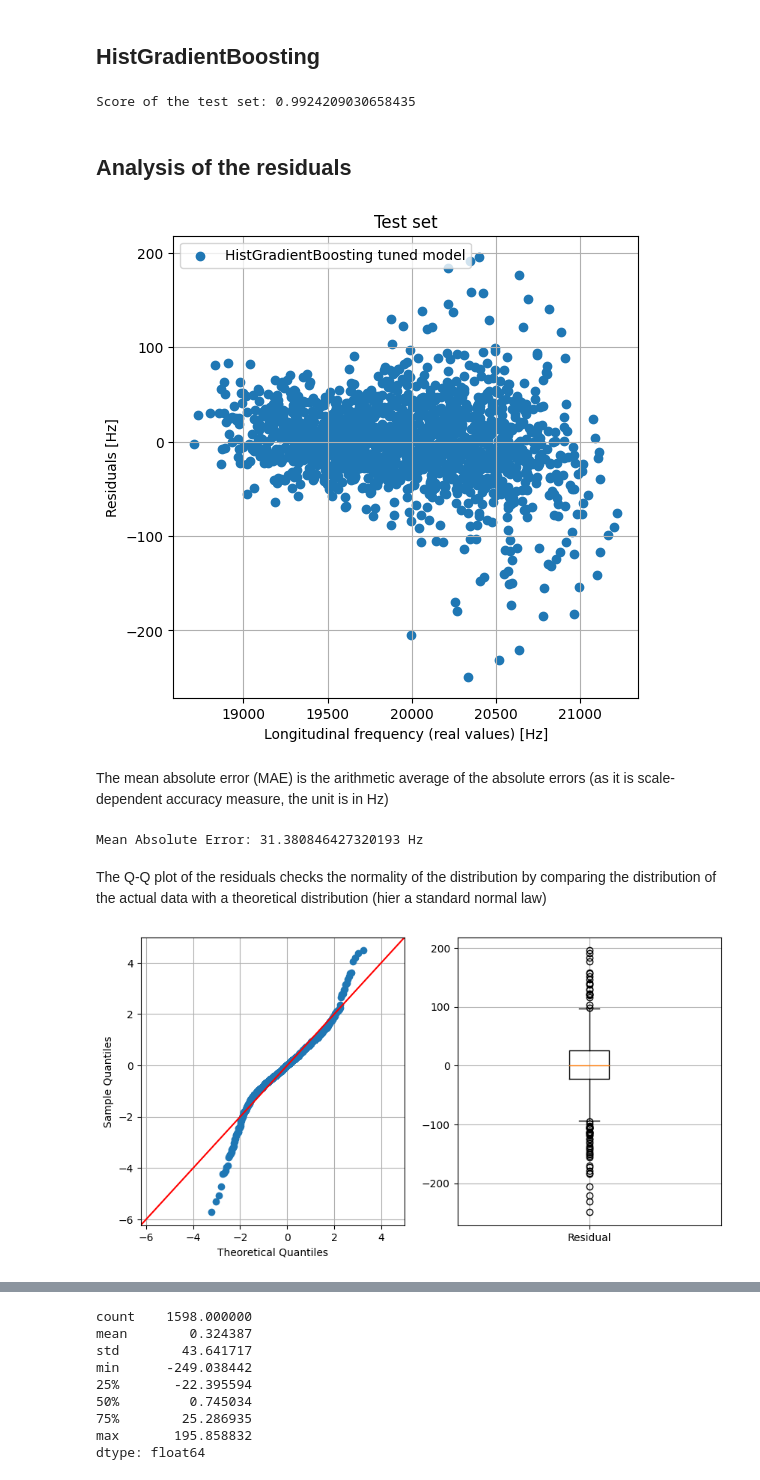
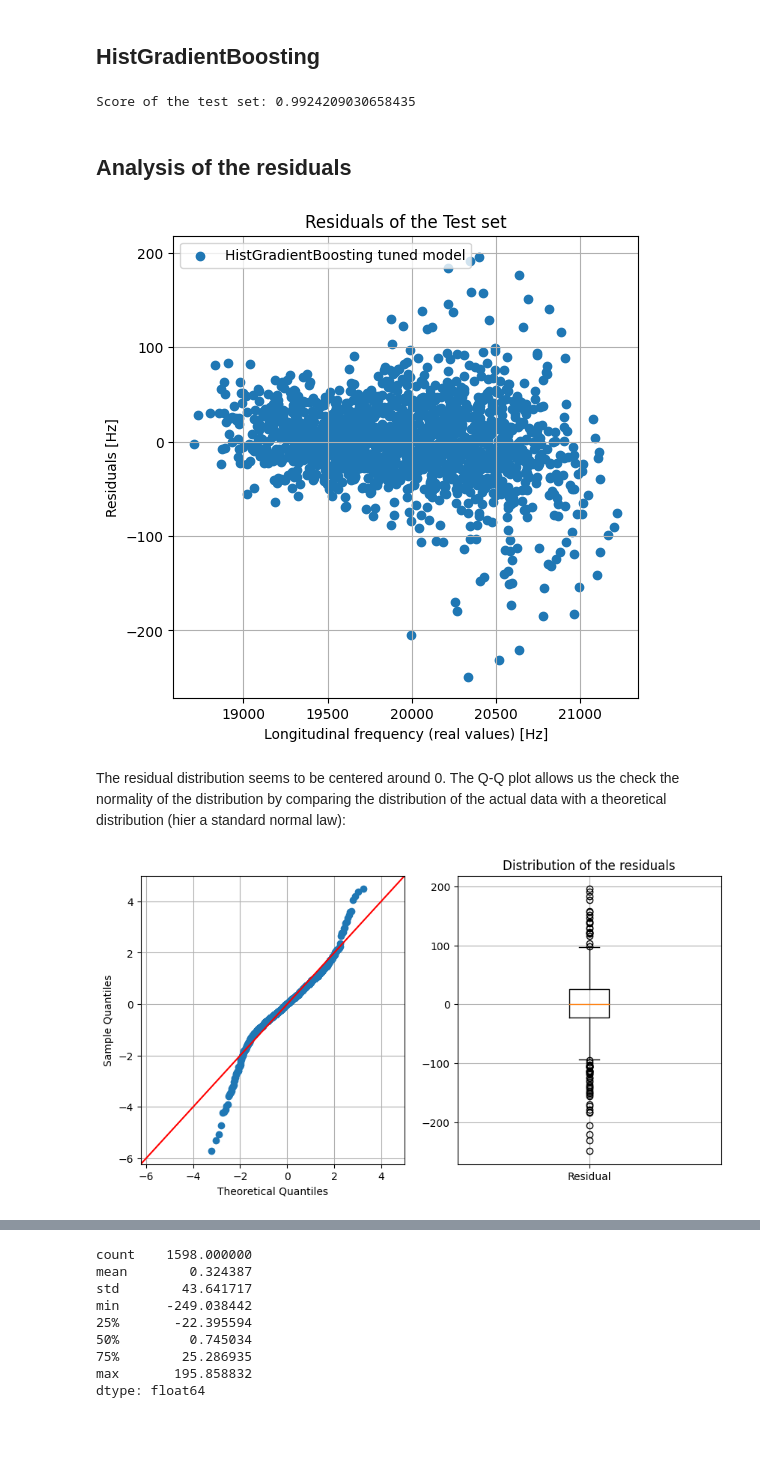
Before and after one commit to francoisbrouet/sep24_cds_int_us-welding, a Jupyter notebook: 6-model_interpretation_03_long_frequencies.ipynb, the cells around one changed output, grey strips where cells are left out. Cells and saved outputs as stored; diff of their text form; code cells hidden in the pictures; blank space fills up the shorter version.

```diff
--- a/6-model_interpretation_03_long_frequencies.ipynb
+++ b/6-model_interpretation_03_long_frequencies.ipynb
@@ -75,12 +77,11 @@ pipe_tuned_hist = Pipeline(steps=[
                         ('preprocessor', preprocessor),
                         ('regressor', tuned_regressor)
                         ])
+
+pipe_tuned_hist.fit(X_train, y_train)
+print ('Score of the test set:', pipe_tuned_hist.score(X_test, y_test))
+# %% [output]
+Score of the test set: 0.9924209030658435
-# %%
-# Perform the bayesian search
-pipe_tuned_hist.fit(X_train, y_train)
-print ('Score of the test set:', pipe_tuned_hist.score(X_test, y_test))
-# %% [output]
-Score of the test set: 0.9924209030658435
 # %% [markdown]
 ## Analysis of the residuals
 # %%
@@ -92,34 +93,29 @@ fig = plt.figure(figsize=(6, 6))
 plt.scatter(y_test, residuals_hist, label='HistGradientBoosting tuned model')
 plt.xlabel('Longitudinal frequency (real values) [Hz]')
 plt.ylabel('Residuals [Hz]')
-plt.title('Test set')
+plt.title('Residuals of the Test set')
 plt.grid(True)
 plt.legend()
 plt.show()
 # %% [output]
-[figure, old version]
+[figure, new version]
-# %% [markdown]
-The mean absolute error (MAE) is the arithmetic average of the absolute errors (as it is scale-dependent accuracy measure, the unit is in Hz)
-# %%
-print ('Mean Absolute Error:', mean_absolute_error(y_test, y_pred_tuned_hist), 'Hz')
-# %% [output]
-Mean Absolute Error: 31.380846427320193 Hz
 # %% [markdown]
-The Q-Q plot of the residuals checks the normality of the distribution by comparing the distribution of the actual data with a theoretical distribution (hier a standard normal law)
+The residual distribution seems to be centered around 0. The Q-Q plot allows us the check the normality of the distribution by comparing the distribution of the actual data with a theoretical distribution (hier a standard normal law):
 # %%
 fig = plt.figure(figsize=(10, 5))
 ax = fig.add_subplot(1, 2, 1)
 sm.qqplot(residuals_hist, fit=True, line='45', ax=ax)
 plt.grid(True)
 plt.plot
 
 ax = fig.add_subplot(1, 2, 2)
 plt.boxplot(residuals_hist)
 plt.xticks([1], ['Residual'], rotation=0)
 plt.xticks([1], ['Residual'], rotation=0)
 plt.grid(True)
 
+plt.title ('Distribution of the residuals')
 plt.show()
 # %% [output]
-[figure, old version]
+[figure, new version]
 # %% [markdown]
```
Also changed, not shown: parts of 46 cells of this notebook, 3 other files.
